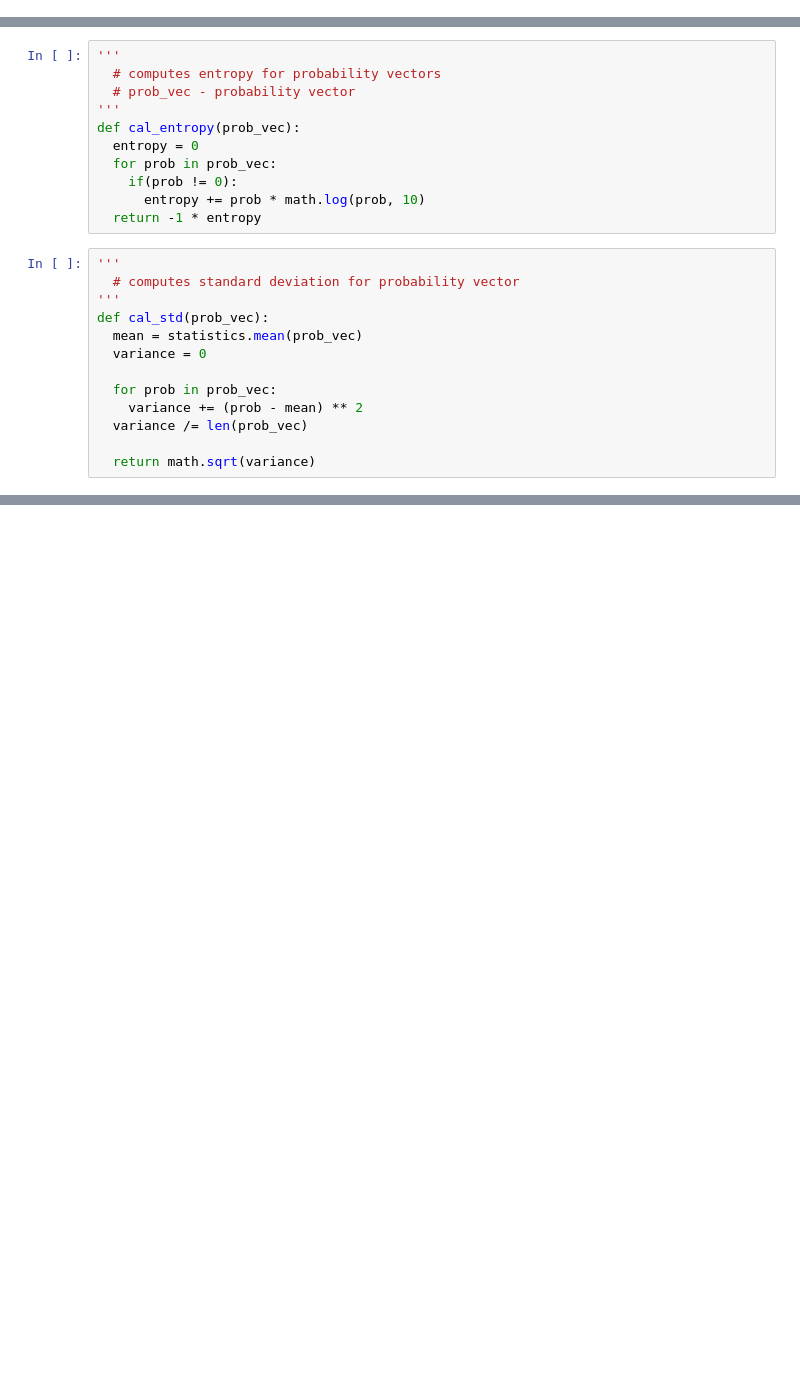
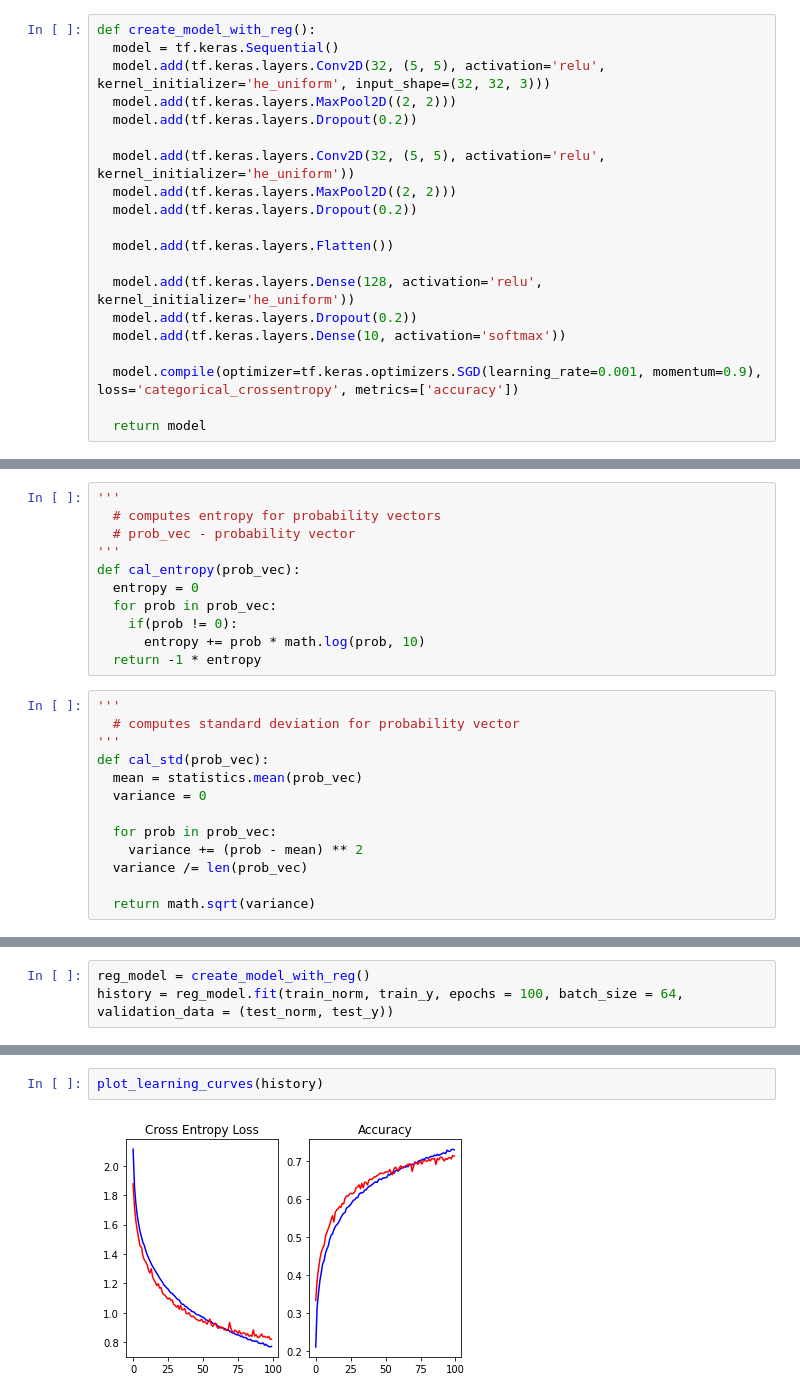
Before and after one commit to aayushhyadav/MIA, a Jupyter notebook: CIFAR_10.ipynb, the cells around one changed output, grey strips where cells are left out. Drawn from its saved outputs; the diff is of its cells as text; blank space fills up the shorter version.

Commit message:
feat: implemented dropout to address overfitting

```diff
--- a/CIFAR_10.ipynb
+++ b/CIFAR_10.ipynb
@@ -85,6 +85,26 @@ def create_model():
   model.compile(optimizer=tf.keras.optimizers.SGD(learning_rate=0.001, momentum=0.9), loss='categorical_crossentropy', metrics=['accuracy'])
 
   return model
+# %%
+def create_model_with_reg():
+  model = tf.keras.Sequential()
+  model.add(tf.keras.layers.Conv2D(32, (5, 5), activation='relu', kernel_initializer='he_uniform', input_shape=(32, 32, 3)))
+  model.add(tf.keras.layers.MaxPool2D((2, 2)))
+  model.add(tf.keras.layers.Dropout(0.2))
+
+  model.add(tf.keras.layers.Conv2D(32, (5, 5), activation='relu', kernel_initializer='he_uniform'))
+  model.add(tf.keras.layers.MaxPool2D((2, 2)))
+  model.add(tf.keras.layers.Dropout(0.2))
+
+  model.add(tf.keras.layers.Flatten())
+
+  model.add(tf.keras.layers.Dense(128, activation='relu', kernel_initializer='he_uniform'))
+  model.add(tf.keras.layers.Dropout(0.2))
+  model.add(tf.keras.layers.Dense(10, activation='softmax'))
+
+  model.compile(optimizer=tf.keras.optimizers.SGD(learning_rate=0.001, momentum=0.9), loss='categorical_crossentropy', metrics=['accuracy'])
+
+  return model
 # %%
 model = create_model()
 history = model.fit(train_norm, train_y, epochs = 100, batch_size = 64, validation_data = (test_norm, test_y))
@@ -270,0 +303,3 @@ cal_auc(std_train, std_test, len(std_train), len(std_test), 0.00001)
+# %%
+reg_model = create_model_with_reg()
+history = reg_model.fit(train_norm, train_y, epochs = 100, batch_size = 64, validation_data = (test_norm, test_y))
@@ -270,0 +324,4 @@ cal_auc(std_train, std_test, len(std_train), len(std_test), 0.00001)
+# %%
+plot_learning_curves(history)
+# %% [output]
+[figure, added]
```
Also changed, not shown: parts of 14 cells of this notebook.
